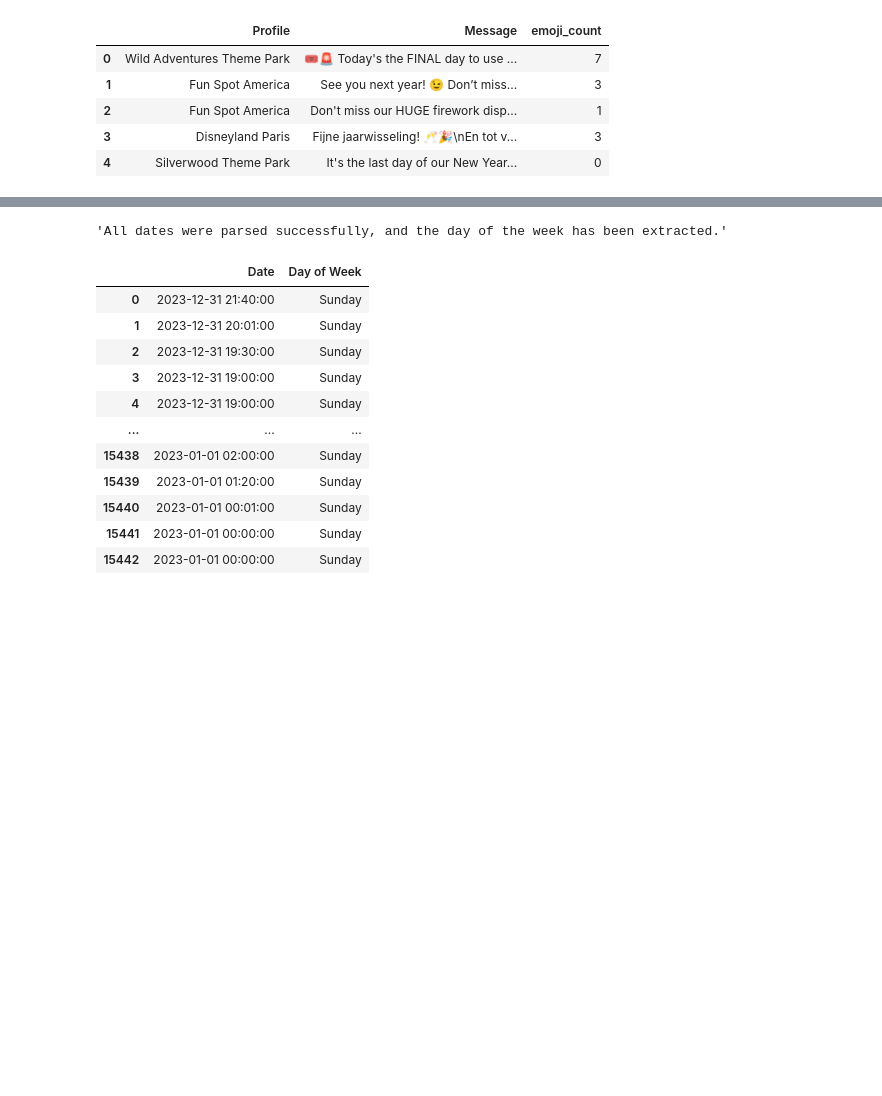
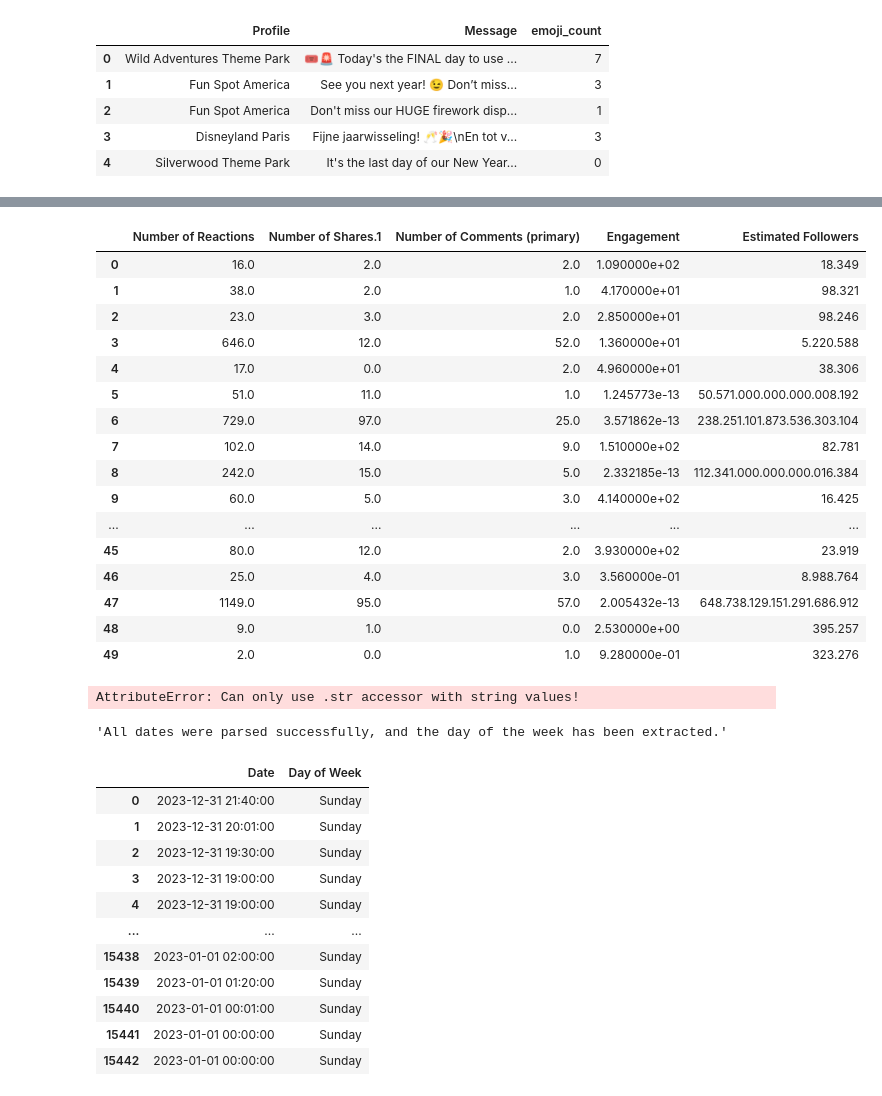
Before and after one commit to alvaarro/DigitalMarketingStrategy, a Jupyter notebook: test_features.ipynb, the cells around one changed output, grey strips where cells are left out. Saved outputs shown, nothing was run; the diff lists cells and outputs as text; code cells hidden in the pictures; blank space fills up the shorter version.

```diff
--- a/test_features.ipynb
+++ b/test_features.ipynb
@@ -121,10 +121,3 @@ merged_df[['Profile', 'Message', 'emoji_count']].head()
 | 2 | Fun Spot America | Don't miss our HUGE firework disp... | 1 |
 | 3 | Disneyland Paris | Fijne jaarwisseling! 🥂🎉\nEn tot v... | 3 |
 | 4 | Silverwood Theme Park | It's the last day of our New Year... | 0 |
-# %%
-# Converting the 'Date' column to datetime
-merged_df['Date'] = pd.to_datetime(merged_df['Date'], format='%m/%d/%y %I:%M %p')
-# Extracting the day of the week
-merged_df['Day of Week'] = merged_df['Date'].dt.strftime('%A')
-
-merged_df[['Date', 'Day of Week']]
@@ -136,3 +156,62 @@ ValueError: time data "12/12/2023 23:23" doesn't match format "%m/%d/%y %I:%M %p
+# %%
+import pandas as pd
+import numpy as np  # Import numpy for isinf
+
+# Assuming merged_df is already defined and contains the necessary columns
+# Adjust the 'Engagement' values by dividing by 10^10 to correct the scale
+merged_df['Engagement'] = merged_df['Engagement'].str.replace(',', '.').astype(float) / (10**10)
+
+# Calculate the 'Estimated Followers' and multiply by 1000
+merged_df['Estimated Followers'] = ((merged_df['Number of Reactions'] + merged_df['Number of Shares.1'] + merged_df['Number of Comments (primary)']) / (merged_df['Engagement'] / 100)) * 1000
+
+# Function to format numbers with periods as thousands separators
+def format_with_periods(number):
+    # Check if number is NaN or infinite, which can't be formatted in this manner
+    if pd.isna(number) or np.isinf(number):
+        return number
+    # Format the number with periods as thousand separators
+    return '{:,.0f}'.format(number).replace(',', 'X').replace('.', ',').replace('X', '.')
+
+# Apply the formatting function to the 'Estimated Followers' column
+merged_df['Estimated Followers'] = merged_df['Estimated Followers'].apply(format_with_periods)
+
+# Set pandas display options to show the full string representation of the floats
+pd.options.display.float_format = None
+
+# Display the DataFrame with the formatted estimated number of followers
+merged_df[['Number of Reactions', 'Number of Shares.1', 'Number of Comments (primary)', 'Engagement', 'Estimated Followers']].head(50)
+# %% [output]
+|  | Number of Reactions | Number of Shares.1 | Number of Comments (primary) | Engagement | Estimated Followers |
+| 0 | 16.0 | 2.0 | 2.0 | 1.090000e+02 | 18.349 |
+| 1 | 38.0 | 2.0 | 1.0 | 4.170000e+01 | 98.321 |
+| 2 | 23.0 | 3.0 | 2.0 | 2.850000e+01 | 98.246 |
+| 3 | 646.0 | 12.0 | 52.0 | 1.360000e+01 | 5.220.588 |
+| 4 | 17.0 | 0.0 | 2.0 | 4.960000e+01 | 38.306 |
+| 5 | 51.0 | 11.0 | 1.0 | 1.245773e-13 | 50.571.000.000.000.008.192 |
+| 6 | 729.0 | 97.0 | 25.0 | 3.571862e-13 | 238.251.101.873.536.303.104 |
+| 7 | 102.0 | 14.0 | 9.0 | 1.510000e+02 | 82.781 |
+| 8 | 242.0 | 15.0 | 5.0 | 2.332185e-13 | 112.341.000.000.000.016.384 |
+| 9 | 60.0 | 5.0 | 3.0 | 4.140000e+02 | 16.425 |
+| ... | ... | ... | ... | ... | ... |
+| 45 | 80.0 | 12.0 | 2.0 | 3.930000e+02 | 23.919 |
+| 46 | 25.0 | 4.0 | 3.0 | 3.560000e-01 | 8.988.764 |
+| 47 | 1149.0 | 95.0 | 57.0 | 2.005432e-13 | 648.738.129.151.291.686.912 |
+| 48 | 9.0 | 1.0 | 0.0 | 2.530000e+00 | 395.257 |
+| 49 | 2.0 | 0.0 | 1.0 | 9.280000e-01 | 323.276 |
+# %%
+# Adjust the 'Engagement' values by dividing by 10^10 to correct the scale
+merged_df['Engagement'] = merged_df['Engagement'].str.replace(',', '.').astype(float) / (10**10)
+
+# Calculate the 'Estimated Followers' and multiply by 1000
+merged_df['Estimated Followers'] = ((merged_df['Number of Reactions'] + merged_df['Number of Shares.1'] + merged_df['Number of Comments (primary)']) / (merged_df['Engagement'] / 100)) * 1000
+
+# Set pandas display options to avoid scientific notation for floats
+pd.options.display.float_format = '{:.0f}'.format
+
+# Display the DataFrame with the estimated number of followers
+merged_df[['Number of Reactions', 'Number of Shares.1', 'Number of Comments (primary)', 'Engagement', 'Estimated Followers']].head(50)
+# %% [output]
+AttributeError: Can only use .str accessor with string values!
 # %%
 from dateutil import parser
 
```
Also changed, not shown: parts of 4 cells of this notebook, 1 other file.
